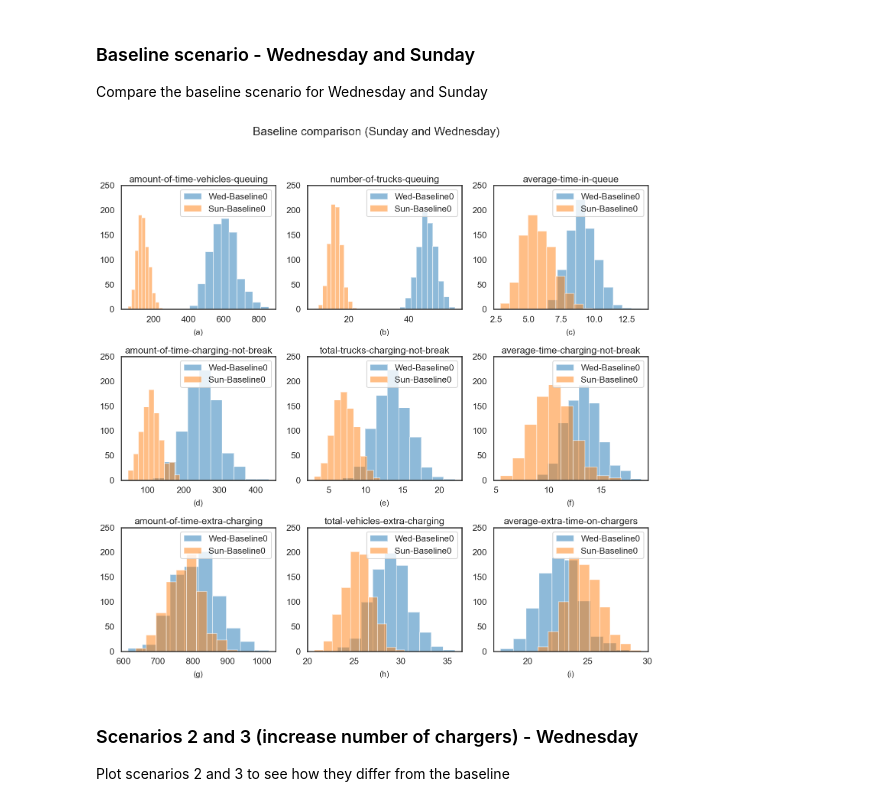
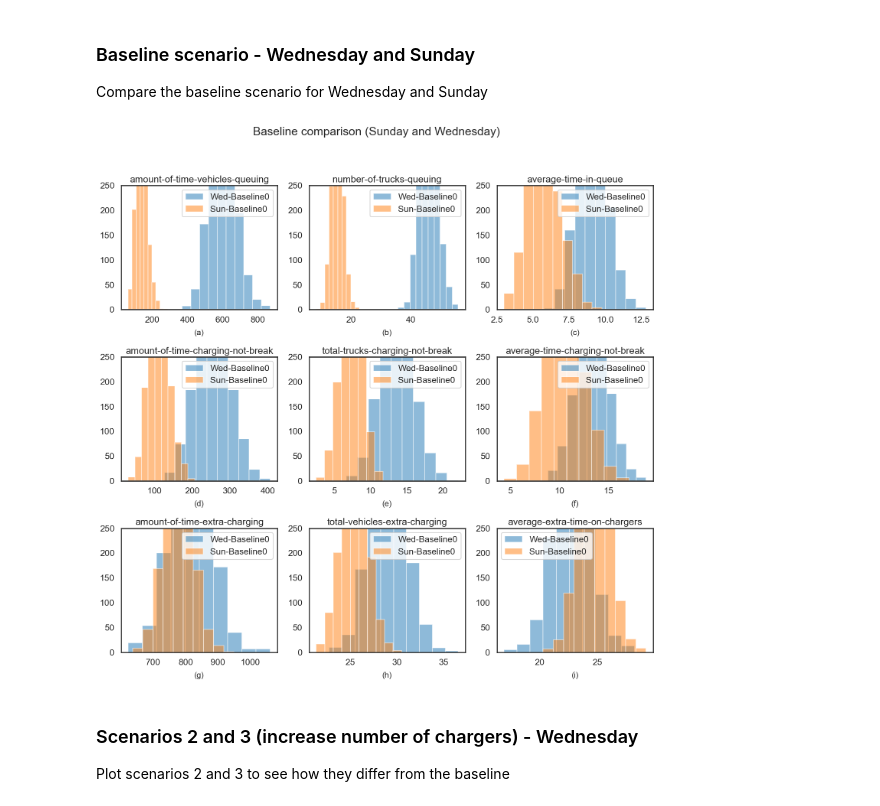
Before and after one commit to Wenhua-Jiang/eHGV-charging-ABM, a Jupyter notebook: 04 pynetlogo simulation experiments.ipynb, the cells around one changed output. Saved outputs shown, nothing was run; the diff lists cells and outputs as text; code cells hidden in the pictures.

```diff
--- a/04 pynetlogo simulation experiments.ipynb
+++ b/04 pynetlogo simulation experiments.ipynb
@@ -61,7 +61,8 @@ _problem["num_vars"] = len(_problem["names"])
 # %% [markdown]
 Define the number of times we will re-run each scenario
 # %%
-_n = 800
+#_n = 800
+_n = 1600
 # %% [markdown]
 The values that we want to report from the experiments
 # %%
@@ -563,13 +561,14 @@ def boxplot_experiment_parameters(experiments, report_vars, categories, num_cols
 
 Compare the baseline scenario for Wednesday and Sunday
 # %%
+os.makedirs("figs", exist_ok=True)
 experiments_to_plot = [experiment_results_wed[0], experiment_results_sun[0]]
 plot_experiment_parameters(experiments_to_plot, Experiment.report_vars,
                            bins=None, ylim=250,
                            title="Baseline comparison (Sunday and Wednesday)",
                            filename="baseline_comparison.pdf")
 # %% [output]
-[figure, old version]
+[figure, new version]
 # %% [markdown]
 ### Scenarios 2 and 3 (increase number of chargers) - Wednesday
 
```
Also changed, not shown: parts of 18 cells of this notebook.
